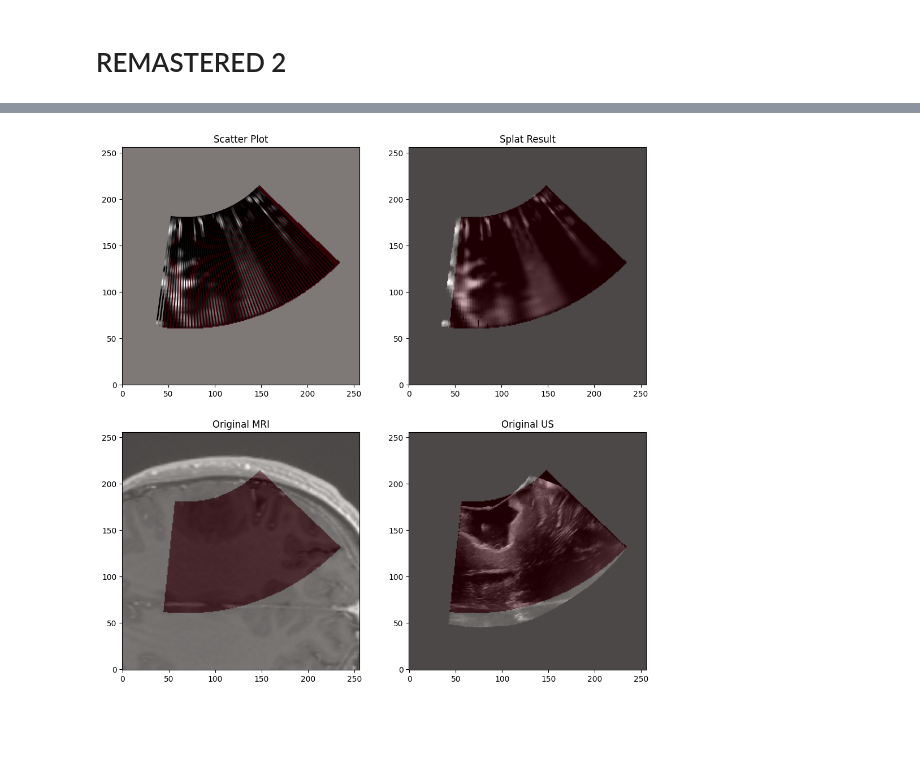
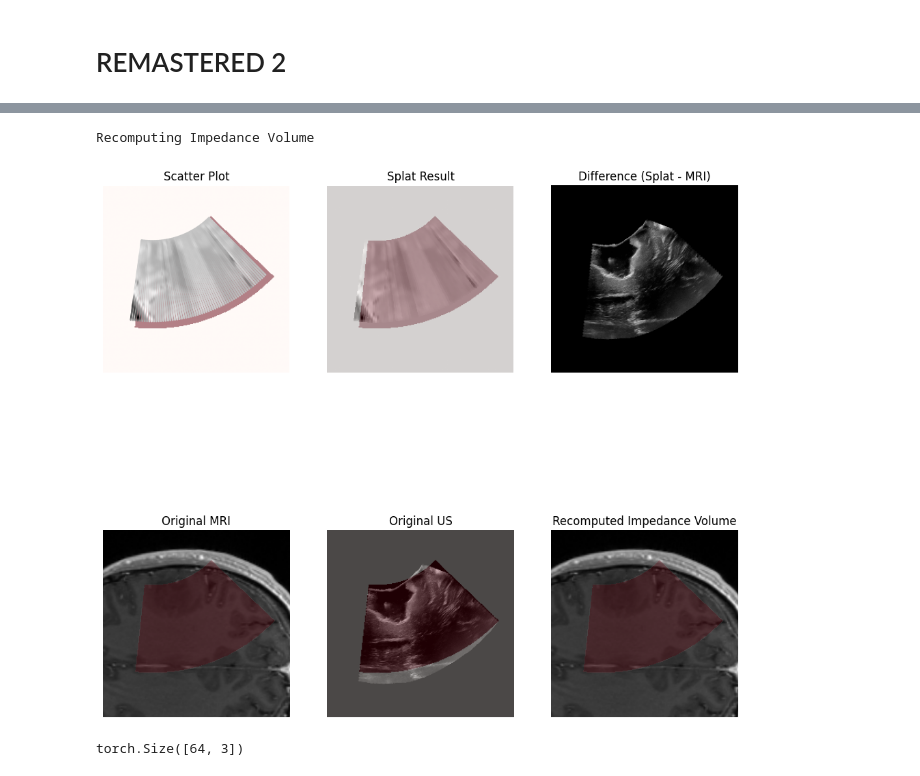
Before and after one commit to gduguey/DiffUS, a Jupyter notebook: notebooks/[DEMO] Train MRI to Impedance MLP.ipynb, the cells around one changed output, grey strips where cells are left out. Saved outputs shown, nothing was run; the diff lists cells and outputs as text; code cells hidden in the pictures; blank space fills up the shorter version.

Commit message:
Fidxed + differentiable MLP, although seems like there is some issue with orientation I believe due to the computed image's orentation

```diff
--- a/notebooks/[DEMO] Train MRI to Impedance MLP.ipynb
+++ b/notebooks/[DEMO] Train MRI to Impedance MLP.ipynb
@@ -615,47 +642,12 @@ tensor([ 68.1002, 290.1414, 130.0000], dtype=torch.float64) tensor([[-0.1058, -0
 # %%
-import torch
-import torch.nn.functional as F
-
-def differentiable_splat(x, z, intensities, H=256, W=256, sigma=2.0):
-    """
-    Efficient differentiable splatting with convolution-based interpolation.
-    - x, z must be in [0, W-1] and [0, H-1]
-    """
-    device = x.device
-    x = x.to(dtype=torch.float32)
-    z = z.to(dtype=torch.float32)
-    intensities = intensities.to(dtype=torch.float32)
-
-    image = torch.zeros((1, 1, H, W), device=device)
-    weight = torch.zeros_like(image)
-
-    # Discrete pixel locations
-    x_idx = torch.clamp(x.round().long(), 0, W - 1)
-    z_idx = torch.clamp(z.round().long(), 0, H - 1)
-
-    # Splat intensity and weight
-    image[0, 0, z_idx, x_idx] += intensities
-    weight[0, 0, z_idx, x_idx] += 1
-
-    # Define a Gaussian kernel
-    size = int(6 * sigma) | 1  # ensure odd size
-    coords = torch.arange(size, device=device) - size // 2
-    kernel_1d = torch.exp(-0.5 * (coords / sigma) ** 2)
-    kernel_1d = kernel_1d / kernel_1d.sum()
-    kernel_2d = kernel_1d[:, None] @ kernel_1d[None, :]
-    kernel_2d = kernel_2d.to(device).unsqueeze(0).unsqueeze(0)  # shape (1,1,K,K)
-
-    # Blur the image and normalize
-    blurred_img = F.conv2d(image, kernel_2d, padding=size//2)
-    blurred_weight = F.conv2d(weight, kernel_2d, padding=size//2)
-    output = blurred_img / (blurred_weight + 1e-8)
-
-    return output[0, 0]  # Return (H, W) image
-
 x,z, intensities = out_2
-x_rot, z_rot = rotate_around_apex(x, z,
-                   apex=apex_mri_world[:2],
-                   median=[-0.3,-0.9])
+x = x.detach()
+z = z.detach()
+intensities = intensities.detach()
+x_rot, z_rot = rotate_around_apex(x,
+                                  z,
+                                  apex=apex_mri_world[:2],
+                                  median=[-0.3,-0.9])
 final_image = differentiable_splat(torch.tensor(x_rot),
                                    torch.tensor(z_rot),
                                    torch.tensor(intensities), H=256, W=256, sigma=0.5)
@@ -679,17 +671,25 @@ ax[0, 1].set_ylim(0, 256)
 
 # Original MRI
 ax[1, 0].imshow(t1_slice, cmap='gray', origin='lower')
-ax[1, 0].imshow(mask_segment_mri, cmap='Reds', alpha=0.3, origin='lower')
+ax[1, 0].imshow(mask_segment_mri, cmap='Reds', alpha=0.3 * (mask_segment_mri > 0).astype(float), origin='lower')
 ax[1, 0].set_title("Original MRI")
 
 # Original US
 ax[1, 1].imshow(us_slice, cmap='gray', origin='lower')
 ax[1, 1].imshow(mask_segment_us, cmap='Reds', alpha=0.3, origin='lower')
 ax[1, 1].set_title("Original US")
+
+# Difference
+ax[0, 2].imshow(-final_image + us_slice, cmap='gray', origin='lower')
+ax[0, 2].set_title("Difference (Splat - MRI)")
+
+# Recomputed Impedance_Vol
+print("Recomputing Impedance Volume")
+# Z_vol = model_one.forward(torch.tensor(T1_vol, dtype=torch.float32)).detach().numpy()
+ax[1, 2].imshow(Z_vol[:, :, slice_idx], cmap='gray', origin='lower')
+ax[1, 2].imshow(mask_segment_mri, cmap='Reds', alpha=0.3 * (mask_segment_mri > 0).astype(float), origin='lower')
+ax[1, 2].set_title("Recomputed Impedance Volume")
+for a in ax.flat:
+    a.axis('off')
 plt.show()
-
-
-
-# plt.imshow(final_image, cmap='gray', origin='lower')
-# plt.imshow(mask_segment_mri, alpha=0.3, origin='lower', cmap='Reds')
 # %% [output]
@@ -696 +706,6 @@ plt.show()
+Recomputing Impedance Volume
-[figure, old version]
+[figure, new version]
+# %%
+directions.shape
+# %% [output]
+torch.Size([64, 3])
```
Also changed, not shown: parts of 9 cells of this notebook, 1 other file.
